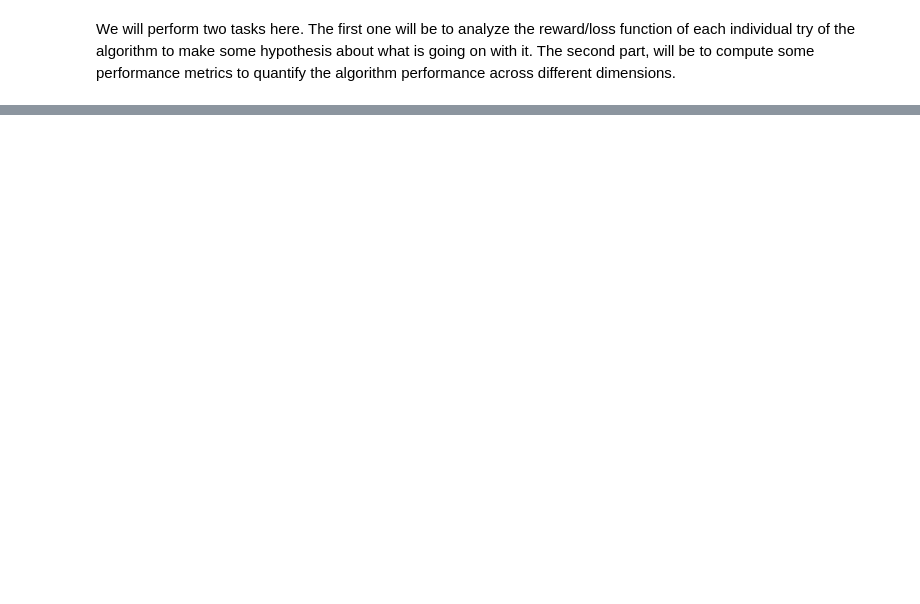
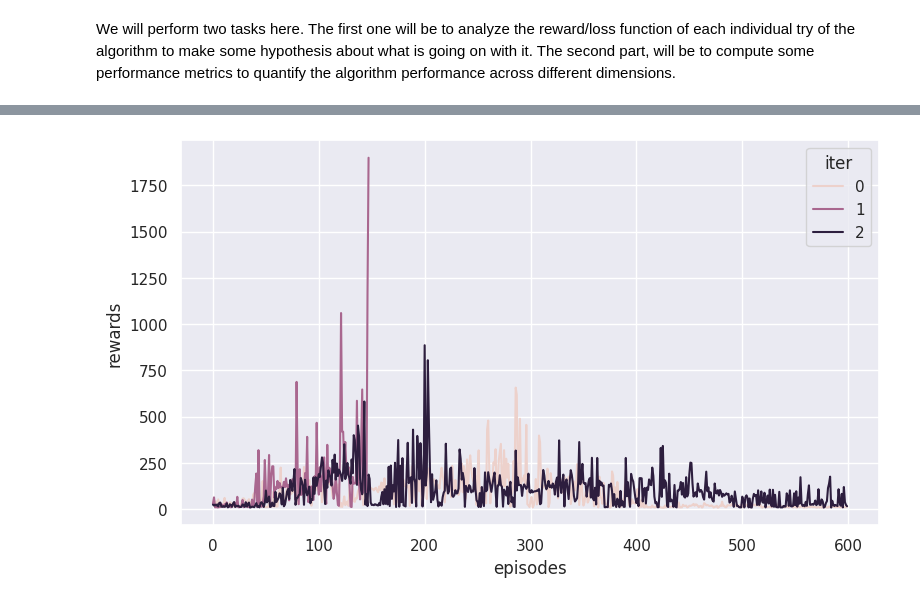
Before and after one commit to AXELQUANTT/Generic, a Jupyter notebook: ML_AI/Projects/Cartpole/analysis.ipynb, the cells around one changed output, grey strips where cells are left out. Saved outputs shown, nothing was run; the diff lists cells and outputs as text; code cells hidden in the pictures; blank space fills up the shorter version.

Commit message:
Add statistical analysis to the agent results

```diff
--- a/ML_AI/Projects/Cartpole/analysis.ipynb
+++ b/ML_AI/Projects/Cartpole/analysis.ipynb
@@ -171,0 +134,2 @@ stats_df = pd.DataFrame.from_dict(stats).T
+# %%
+results_dfs = load_agent_results(OUTPUT_PATH)
@@ -182,0 +176,8 @@ stats_df = pd.DataFrame.from_dict(stats).T
+# %%
+#df_to_plot['episodes'].ndim
+fig, ax = plt.subplots(figsize=(9,5))
+sns.lineplot(data=results_dfs['nn_arch_256-256-256-256'], x='episodes', y='rewards', hue='iter')
+#sns.despine()
+plt.show()
+# %% [output]
+[figure, added]
```
Also changed, not shown: parts of 8 cells of this notebook.
